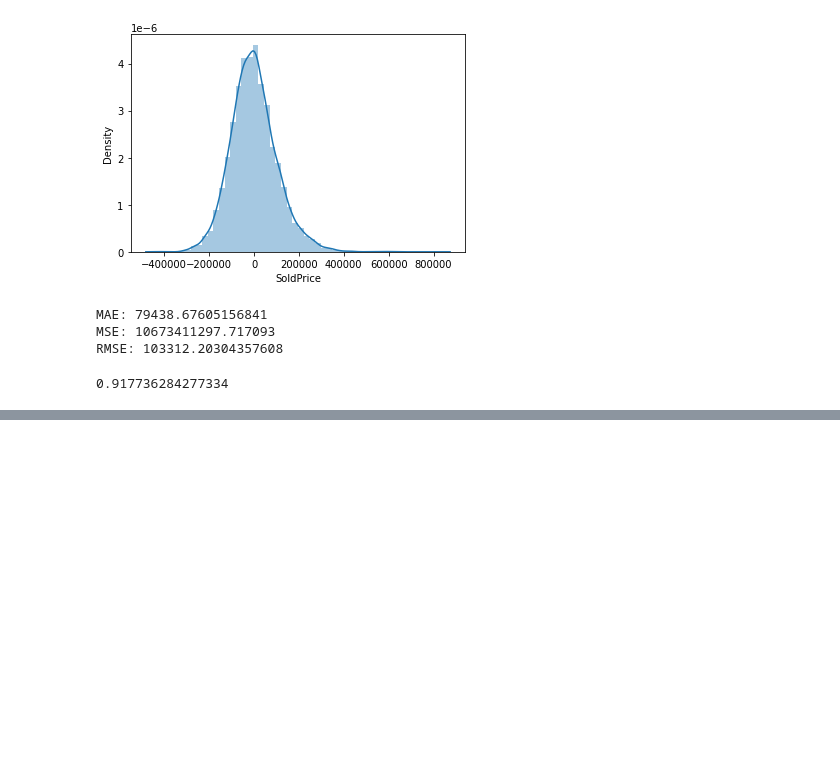
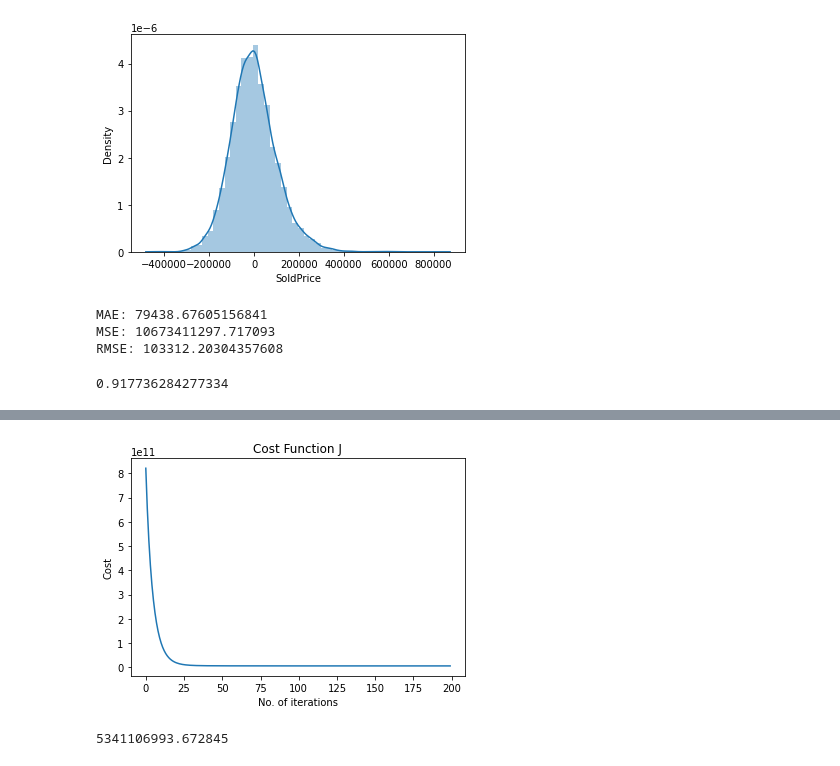
Before and after one commit to kemi-borisade/ontario-cities, a Jupyter notebook: housing_ontario-main.ipynb, the cells around one changed output, grey strips where cells are left out. Cells and saved outputs as stored; diff of their text form; code cells hidden in the pictures; blank space fills up the shorter version.

```diff
--- a/housing_ontario-main.ipynb
+++ b/housing_ontario-main.ipynb
@@ -586,0 +641,11 @@ pickle.dump(lm, open(filename, 'wb'))
+# %%
+#feature scaling for gradient descent
+x = aff_homes_num.drop(['SoldPrice'],axis=1)
+y = aff_homes_num['SoldPrice']
+
+x= (x - x.mean()) / x.std()
+x = np.c_[np.ones(x.shape[0]), x]
+# %%
+ling = LinearRegression()
+#fit the data
+ling.fit(x, y, n_iter=200, lr=0.1)
@@ -586,0 +669,14 @@ pickle.dump(lm, open(filename, 'wb'))
+# %%
+#plot the cost function to see how it converges
+plt.title('Cost Function J')
+plt.xlabel('No. of iterations')
+plt.ylabel('Cost')
+plt.plot(ling._cost_history)
+plt.show()
+# %% [output]
+[figure, added]
+# %%
+#the optimal cost function value( MSE) . which is lower than the MSE from the Sklearn Linear regression implemented earlier
+ling._cost_history[-1]
+# %% [output]
+5341106993.672845
```
Also changed, not shown: parts of 38 cells of this notebook.
